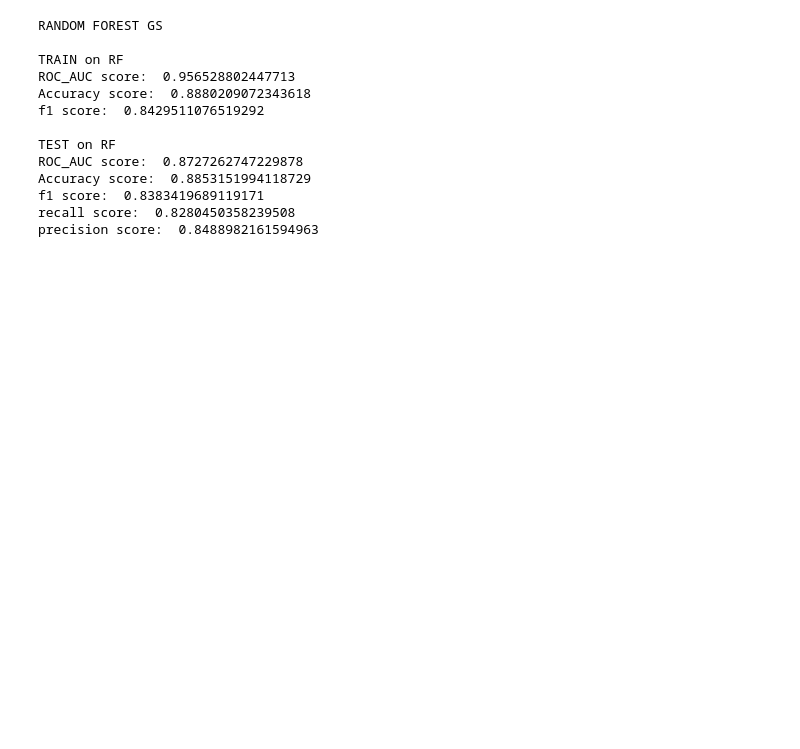
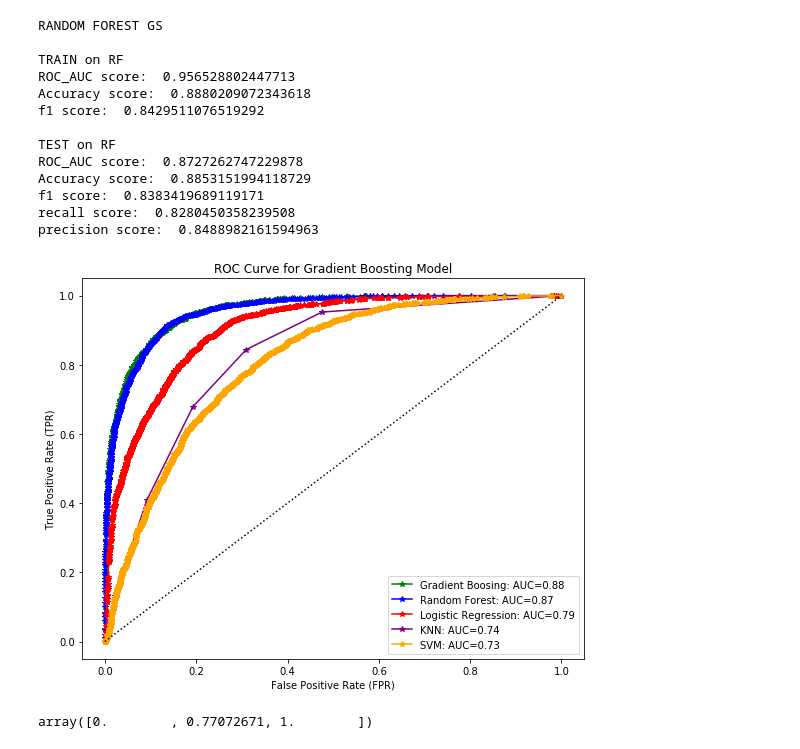
Before and after one commit to karinapatel/food-desert-prediction, a Jupyter notebook: model_testing2.ipynb, the cells around one changed output. Drawn from its saved outputs; the diff is of its cells as text; code cells hidden in the pictures; blank space fills up the shorter version.

Commit message:
ROC compare and perm imp script

```diff
--- a/model_testing2.ipynb
+++ b/model_testing2.ipynb
@@ -539,0 +452,2 @@ model = best_estimator
+# %%
+model = RandomForestClassifier(max_depth= None,max_features='sqrt',n_estimators=400)
@@ -552,6 +471,8 @@ print("f1 score: ", cross_val_score(model,df_train,y_train,cv=5,scoring='f1').me
 #predict and get test stats
 model.fit(df_train,y_train)
 y_pred = model.predict(df_test)
+y_predproba_rf = model.predict_proba(df_test)
+fpr_rf,tpr_rf,thresholds=roc_curve(y_test.values,y_predproba_rf[:,1])
 
 print()
 print("TEST on RF")
@@ -574,3 +495,25 @@ Accuracy score:  0.8853151994118729
 f1 score:  0.8383419689119171
 recall score:  0.8280450358239508
 precision score:  0.8488982161594963
+# %%
+#ROC:
+fig,ax = plt.subplots(1,1,figsize=(9,7))
+ax.plot(fpr_gb,tpr_gb,label='Gradient Boosing: AUC=0.88',marker='*', color='green')
+ax.plot(fpr_rf, tpr_rf,label='Random Forest: AUC=0.87',marker='*', color='blue')
+ax.plot(fpr_lr, tpr_lr,label='Logistic Regression: AUC=0.79',marker='*', color='red')
+ax.plot(fpr_knn, tpr_knn,label='KNN: AUC=0.74',marker='*', color='purple')
+ax.plot(fpr_svm, tpr_svm,label='SVM: AUC=0.73',marker='*', color='orange')
+#ax.plot(fpr_dt, tpr_dt,label='Decision Tree: AUC=0.82',marker='*', color='pink')
+ax.plot([0,1],[0,1], 'k:')
+ax.set_xlabel("False Positive Rate (FPR)")
+ax.set_ylabel("True Positive Rate (TPR)")
+ax.set_title("ROC Curve for Gradient Boosting Model")
+ax.legend(loc='lower right')
+
+fig.savefig("images/ROC_compare.png")
+# %% [output]
+[figure, added]
+# %%
+tpr_dt
+# %% [output]
+array([0.        , 0.77072671, 1.        ])
```
Also changed, not shown: parts of 22 cells of this notebook, 3 other files.
